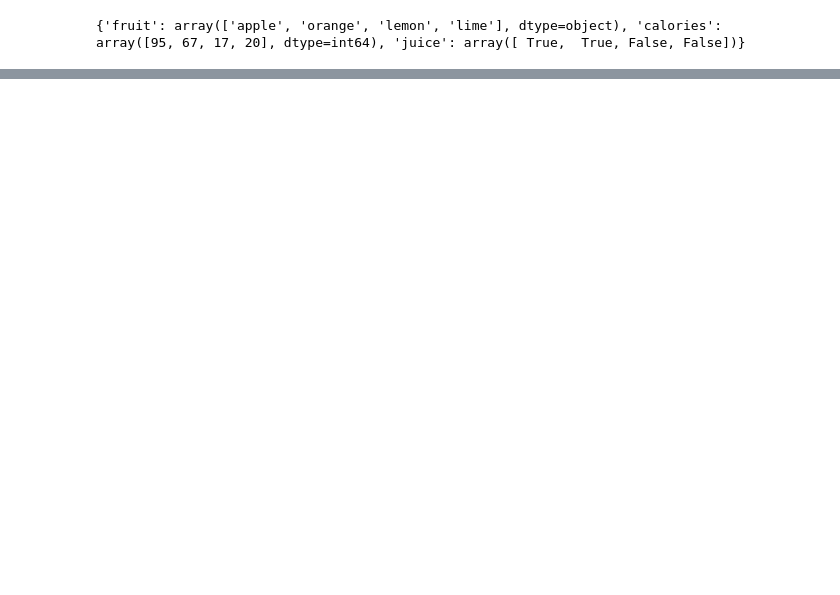
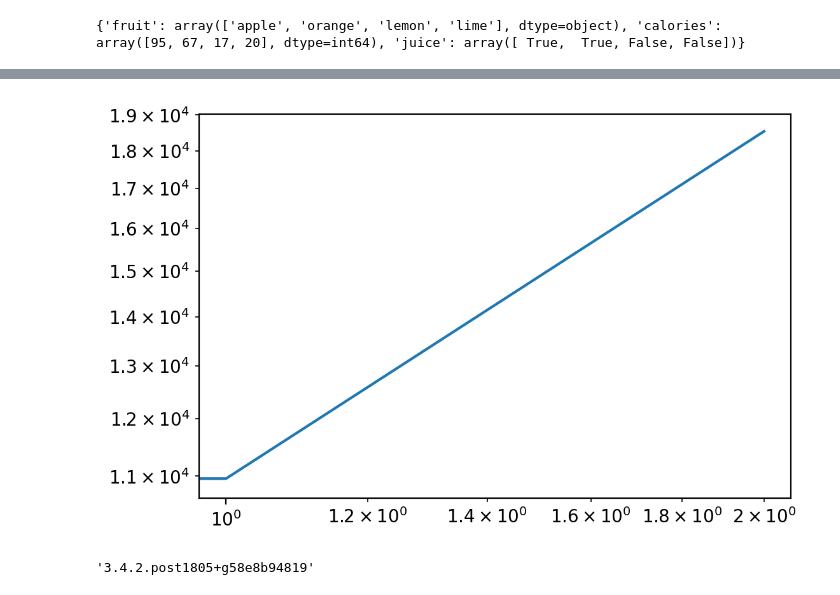
Before and after one commit to story645/team, a Jupyter notebook: matplottoy/test_new_bar.ipynb, the cells around one changed output, grey strips where cells are left out. Drawn from its saved outputs; the diff is of its cells as text; code cells hidden in the pictures; blank space fills up the shorter version.

```diff
--- a/matplottoy/test_new_bar.ipynb
+++ b/matplottoy/test_new_bar.ipynb
@@ -169,0 +146,15 @@ ax.set(xlim=(-1,8), ylim=(0, 100))
+# %%
+from datetime import datetime
+fig, ax = plt.subplots()
+ax.plot(['a','b','c'],
+        [datetime(1999,12,1), datetime(2000,1,1),
+        datetime(2020, 10,1)])
+ax.set_xscale('log')
+ax.set_yscale('log')
+# %% [output]
+[figure, added]
+# %%
+import matplotlib
+matplotlib.__version__
+# %% [output]
+'3.4.2.post1805+g58e8b94819'
```
Also changed, not shown: parts of 9 cells of this notebook, 2 other files.
